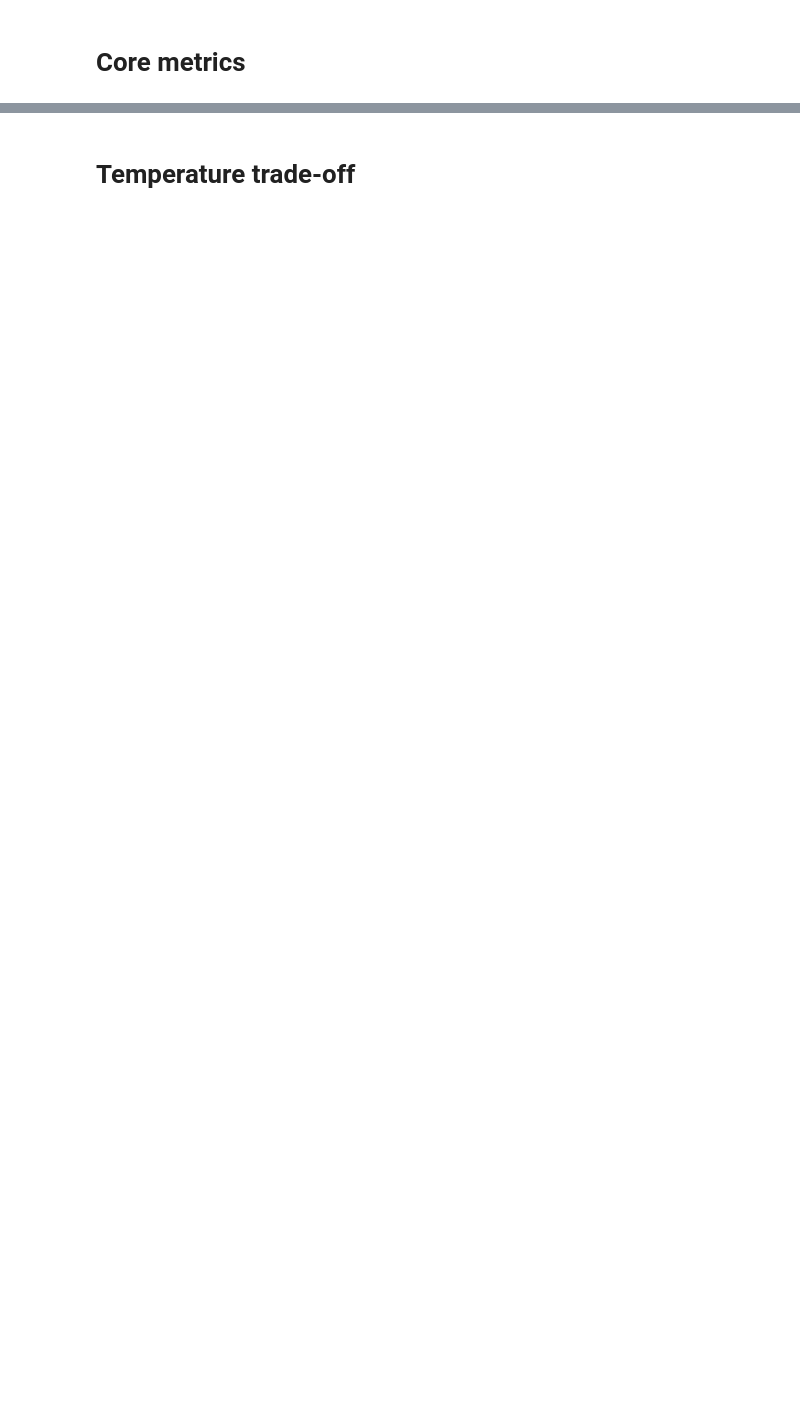
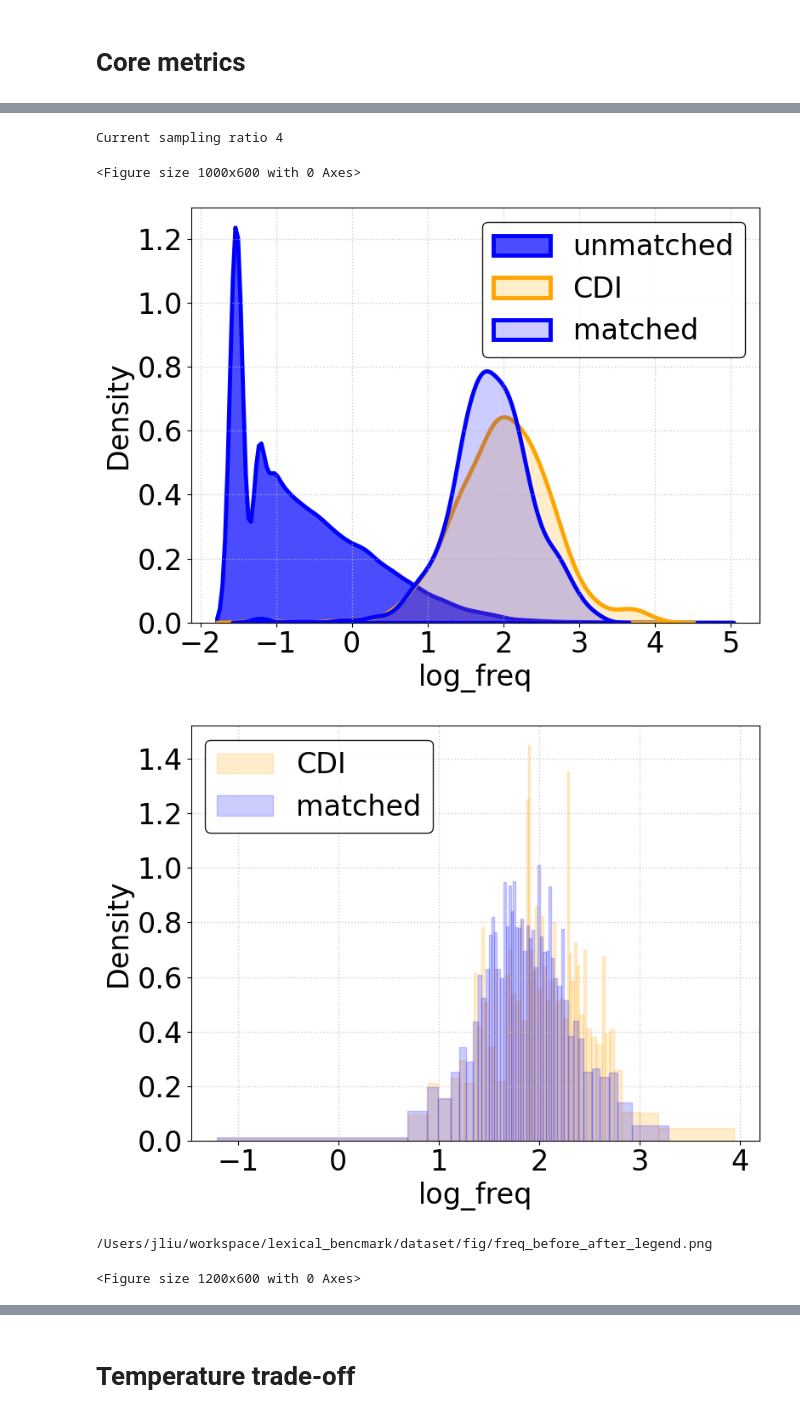
Before and after one commit to nhamilakis/Lexical-benchmark, a Jupyter notebook: notebooks/paper_fig.ipynb, the cells around one changed output, grey strips where cells are left out. Saved outputs shown, nothing was run; the diff lists cells and outputs as text; code cells hidden in the pictures; blank space fills up the shorter version.

```diff
--- a/notebooks/paper_fig.ipynb
+++ b/notebooks/paper_fig.ipynb
@@ -541,0 +893,20 @@ compare_metrics(raw_data_path)
+# %%
+# loop all the candidates
+# load file
+sampling_ratio_lst = [4]
+freq_root = Path(f"{data_root}/word_freq")
+
+for sampling_ratio in sampling_ratio_lst:
+    print(f"Current sampling ratio {sampling_ratio}")
+    file_root = Path(f"{data_root}/CDI_new/CDI_{sampling_ratio}")
+    compare_freq_demo(file_root, freq_root, output_dir=fig_path / "paper")
+    compare_freq(file_root, freq_root, output_dir=fig_path)
+    compare_metrics(file_root / "metric_1000_4.csv", out_path=fig_path)
+    print("##################################################")
+# %% [output]
+Current sampling ratio 4
+<Figure size 1000x600 with 0 Axes>
+[figure, added]
+[figure, added]
+/Users/jliu/workspace/lexical_bencmark/dataset/fig/freq_before_after_legend.png
+<Figure size 1200x600 with 0 Axes>
```
Also changed, not shown: parts of 24 cells of this notebook, 7 other files.
